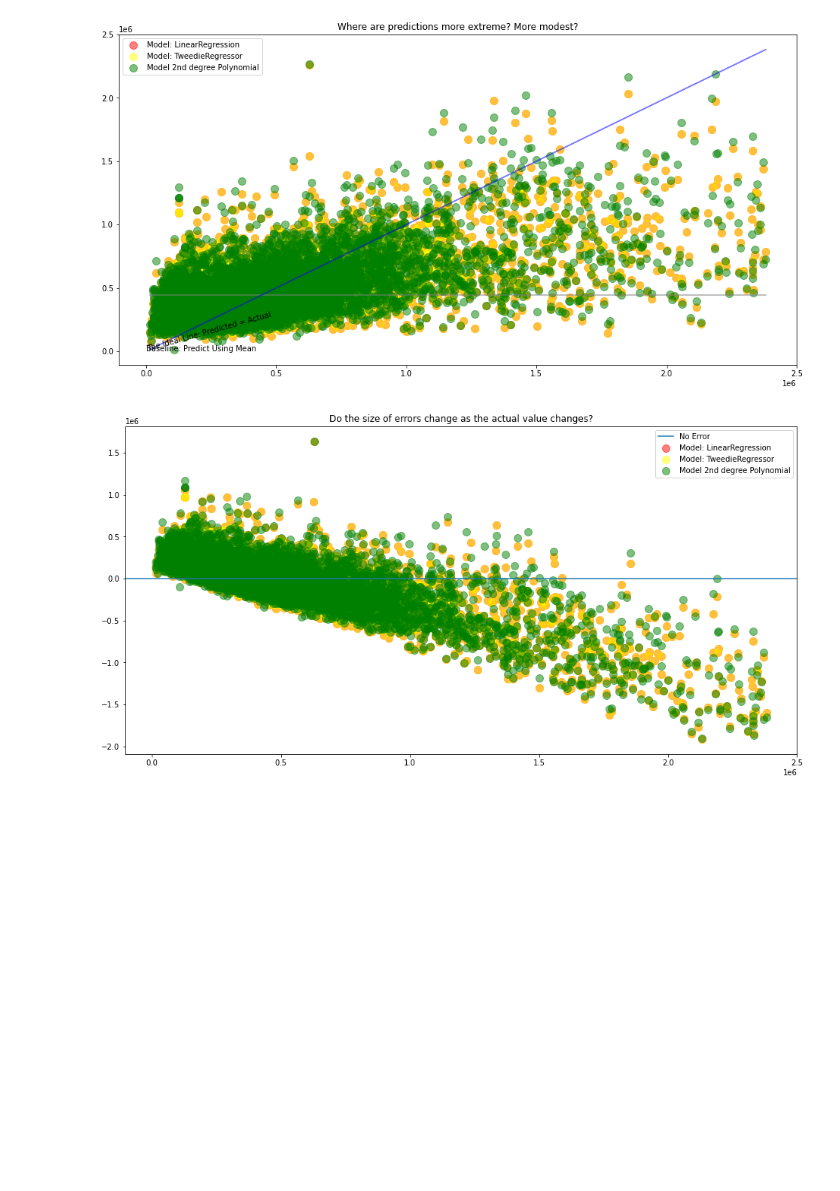
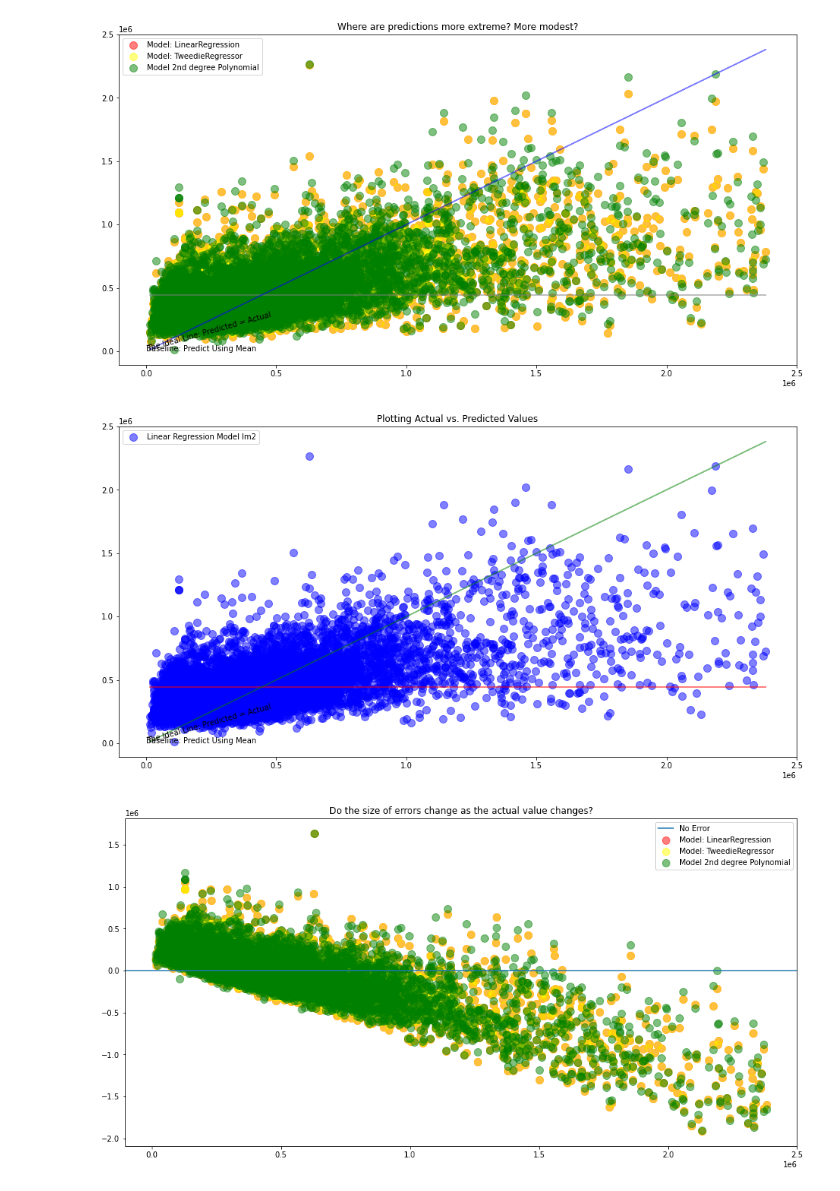
Before and after one commit to jamesallen0351/regression-project, a Jupyter notebook: zillow_final.ipynb, the cells around one changed output. Cells and saved outputs as stored; diff of their text form; code cells hidden in the pictures; blank space fills up the shorter version.

```diff
--- a/zillow_final.ipynb
+++ b/zillow_final.ipynb
@@ -660,6 +660,26 @@ plt.title("Where are predictions more extreme? More modest?")
 plt.show()
 # %% [output]
 [figure]
+# %%
+# plotting actual vs. predicted values
+
+# y_validate.head()
+plt.figure(figsize=(16,8))
+plt.plot(y_validate.tax_value, y_validate.tax_value_pred_mean, alpha=.5, color="red", label='_nolegend_')
+plt.annotate("Baseline: Predict Using Mean", (16, 9.5))
+plt.plot(y_validate.tax_value, y_validate.tax_value, alpha=.5, color="green", label='_nolegend_')
+plt.annotate("The Ideal Line: Predicted = Actual", (.5, 3.5), rotation=15.5)
+
+plt.scatter(y_validate.tax_value, y_validate.tax_value_pred_lm2,
+            alpha=.5, color="blue", s=100, label="Linear Regression Model lm2")
+plt.legend()
+
+plt.title("Plotting Actual vs. Predicted Values")
+# plt.annotate("The polynomial model appears to overreact to noise", (2.0, -10))
+# plt.annotate("The OLS model (LinearRegression)\n appears to be most consistent", (15.5, 3))
+plt.show()
+# %% [output]
+[figure, added]
 # %%
 # Residual Plots: Plotting the Errors in Predictions
 
```
Also changed, not shown: 1 other file.
